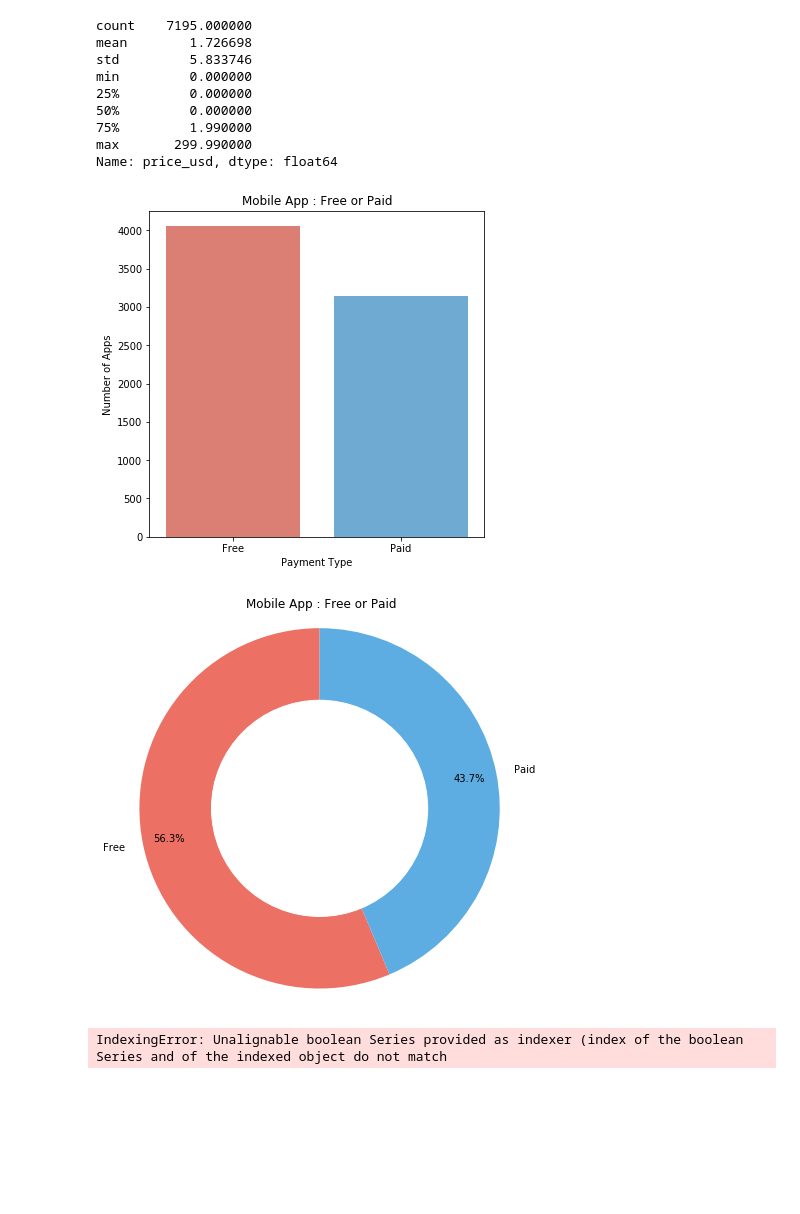
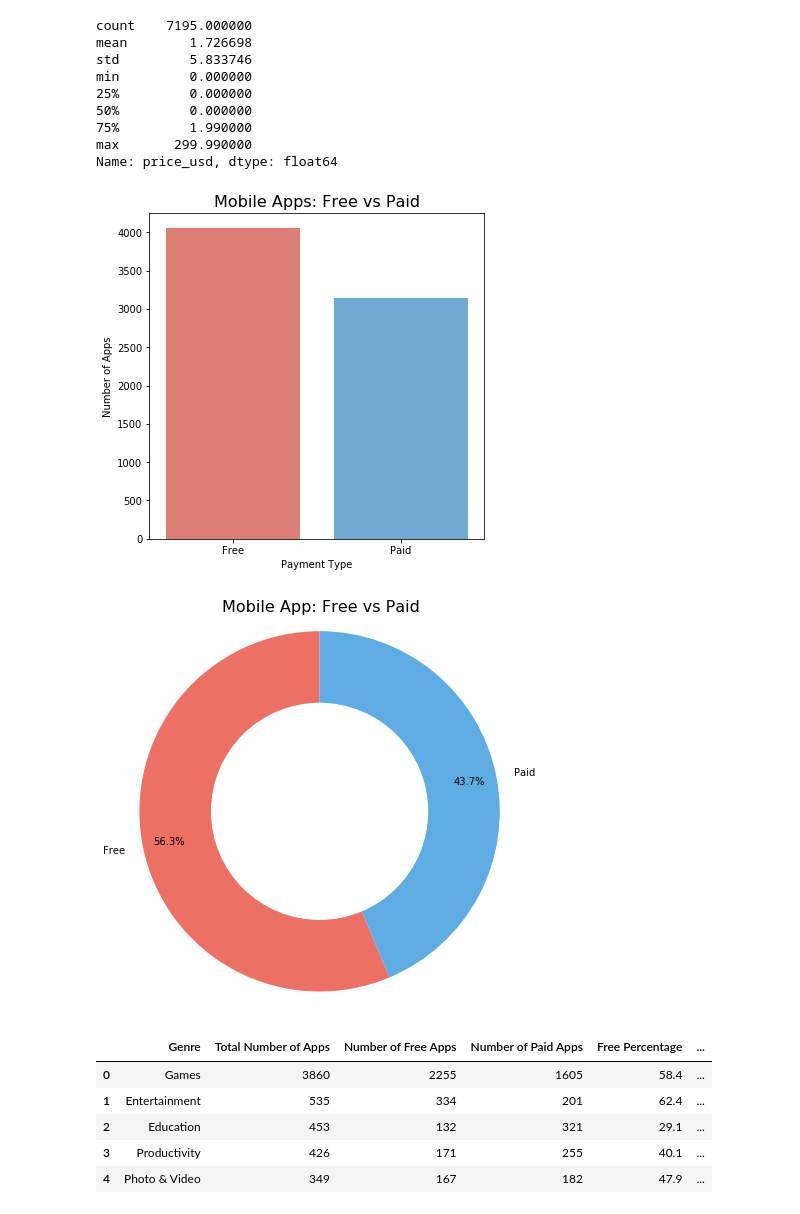
Before and after one commit to agchen92/AppleAppStore, a Jupyter notebook: AppleAppStore.ipynb, the cells around one changed output. Drawn from its saved outputs; the diff is of its cells as text; code cells hidden in the pictures; blank space fills up the shorter version.

```diff
--- a/AppleAppStore.ipynb
+++ b/AppleAppStore.ipynb
@@ -391,23 +411,23 @@ Name: price_usd, dtype: float64
 # %%
 #To dive deeper in the pricing data, I would actually like to see what percentage of apps are free and what percentage
 #of apps are paid. I can visualize this using pie charts and bar charts.
 free_bool=appstore_c.loc[:,'price_usd']==0
 paid_bool=appstore_c.loc[:,'price_usd']!=0
 
 free_apps=appstore_c.loc[free_bool,'price_usd'].count()
 paid_apps=appstore_c.loc[paid_bool,'price_usd'].count()
 
 freepaid=[['Free',free_apps],['Paid',paid_apps]]
 freepaid_df=pd.DataFrame(freepaid, columns = ['Payment Type', 'Number of Apps'])
 freepaid_df
 
 plt.figure(figsize=(6,6))
 sns.barplot(x=freepaid_df["Payment Type"],y=freepaid_df['Number of Apps'],
             palette=['#EC7063','#5DADE2'])
-plt.gca().set_title('Mobile App : Free or Paid')
+plt.gca().set_title('Mobile Apps: Free vs Paid',fontsize=16)
 plt.show()
 # %% [output]
-[figure, old version]
+[figure, new version]
 # %%
 #Let's visualize this as a donut pie chart for clarity.
 plt.figure(figsize=(6,6))
@@ -420,27 +440,46 @@ fig = plt.gcf()
 fig.gca().add_artist(center_circle)
 
 #Showing final pie chart.
-plt.gca().set_title('Mobile App : Free or Paid')
+plt.gca().set_title('Mobile App: Free vs Paid',fontsize=16)
 plt.axis('equal')
 plt.tight_layout()
 plt.show()
 # %% [output]
-[figure, old version]
+[figure, new version]
 # %%
 #Great! Now I can see that Free apps dominate the app store with about 56.3% store share and 43.7% of all the apps are
 #paid mobile apps. To get a deeper insight of how genres and pricing method ties together, I will make a bar and pie
 #showing paid/free percentages for the top 5 genres.
 
-#Free
-top5=('Genre',['Games','Entertainment','Education','Productivity','Photo & Video'])
-fptop5=[]
+#Converting the top 5 genre into a list.
+concise_genre_label=genre_count.index[0:5]
+genre_list=list(concise_genre_label)
 
-for genre in top5:
-    holder=[]
-    category_bool=appstore_c.loc[:,'prime_genre']==genre
-    free_bool=appstore_c.loc[category_bool,'price_usd']==0
-    paid_bool=appstore_c.loc[category_bool,'price_usd']!=0
-    free_apps=appstore_c.loc[free_bool,'price_usd'].count()
-    paid_apps=appstore_c.loc[paid_bool,'price_usd'].count()
+#Populating individual lists with genre, total number of apps, number of paid apps, number of free apps.
+genre=[]
+total=[]
+free=[]
+paid=[]
+for i in genre_list:
+    genre_bool=appstore_c.loc[:,'prime_genre']==i
+    temp_df=appstore_c.loc[genre_bool,:]
+    total_n=temp_df.shape[0]
+    free_n=temp_df.loc[temp_df.loc[:,'price_usd']==0,:].shape[0]
+    paid_n=temp_df.loc[temp_df.loc[:,'price_usd']!=0,:].shape[0]
+    genre.append(i)
+    total.append(total_n)
+    free.append(free_n)
+    paid.append(paid_n)
+
+#Converting the lists to a dataframe.
+paidfree_df= pd.DataFrame({'Genre': genre,'Total Number of Apps': total,'Number of Free Apps': free,'Number of Paid Apps': paid})
+paidfree_df.loc[:,'Free Percentage']=round((paidfree_df.loc[:,'Number of Free Apps']*100)/(paidfree_df.loc[:,'Total Number of Apps']),1)
+paidfree_df.loc[:,'Paid Percentage']=round((paidfree_df.loc[:,'Number of Paid Apps']*100)/(paidfree_df.loc[:,'Total Number of Apps']),1)
+paidfree_df
 # %% [output]
-IndexingError: Unalignable boolean Series provided as indexer (index of the boolean Series and of the indexed object do not match
+|  | Genre | Total Number of Apps | Number of Free Apps | Number of Paid Apps | Free Percentage | ... |
+| 0 | Games | 3860 | 2255 | 1605 | 58.4 | ... |
+| 1 | Entertainment | 535 | 334 | 201 | 62.4 | ... |
+| 2 | Education | 453 | 132 | 321 | 29.1 | ... |
+| 3 | Productivity | 426 | 171 | 255 | 40.1 | ... |
+| 4 | Photo & Video | 349 | 167 | 182 | 47.9 | ... |
```
Also changed, not shown: parts of 8 cells of this notebook, 1 other file.
